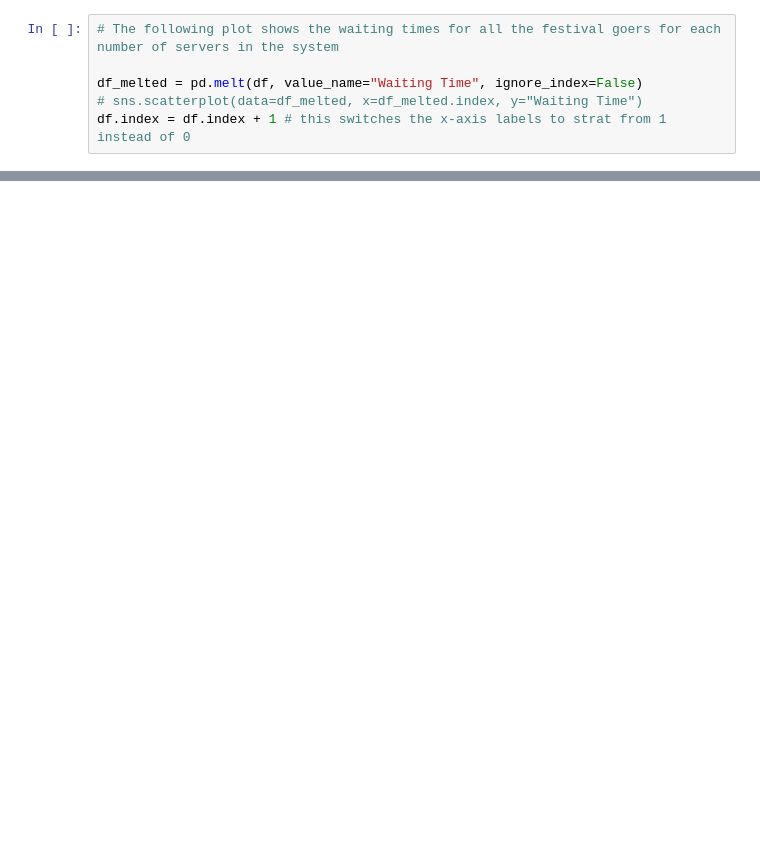
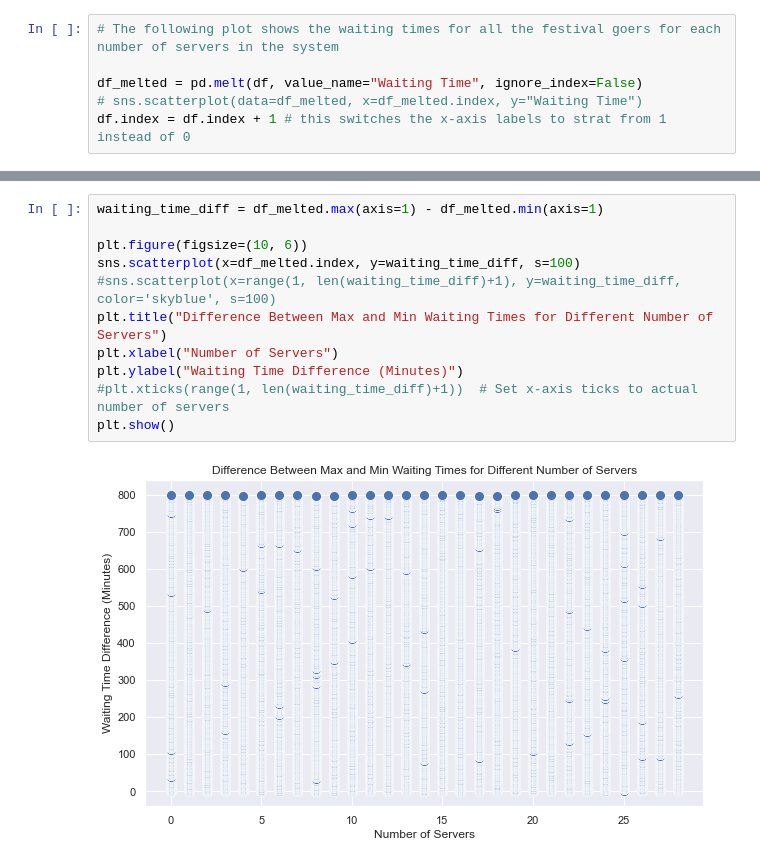
Before and after one commit to beavargas/Festivals-simulation-FYP, a Jupyter notebook: Visualization.ipynb, the cells around one changed output, grey strips where cells are left out. Saved outputs shown, nothing was run; the diff lists cells and outputs as text; blank space fills up the shorter version.

```diff
--- a/Visualization.ipynb
+++ b/Visualization.ipynb
@@ -73,0 +68,13 @@ plt.show()
+# %%
+waiting_time_diff = df_melted.max(axis=1) - df_melted.min(axis=1)
+
+plt.figure(figsize=(10, 6))
+sns.scatterplot(x=df_melted.index, y=waiting_time_diff, s=100)
+#sns.scatterplot(x=range(1, len(waiting_time_diff)+1), y=waiting_time_diff, color='skyblue', s=100)
+plt.title("Difference Between Max and Min Waiting Times for Different Number of Servers")
+plt.xlabel("Number of Servers")
+plt.ylabel("Waiting Time Difference (Minutes)")
+#plt.xticks(range(1, len(waiting_time_diff)+1))  # Set x-axis ticks to actual number of servers
+plt.show()
+# %% [output]
+[figure, added]
```
Also changed, not shown: parts of 5 cells of this notebook.
